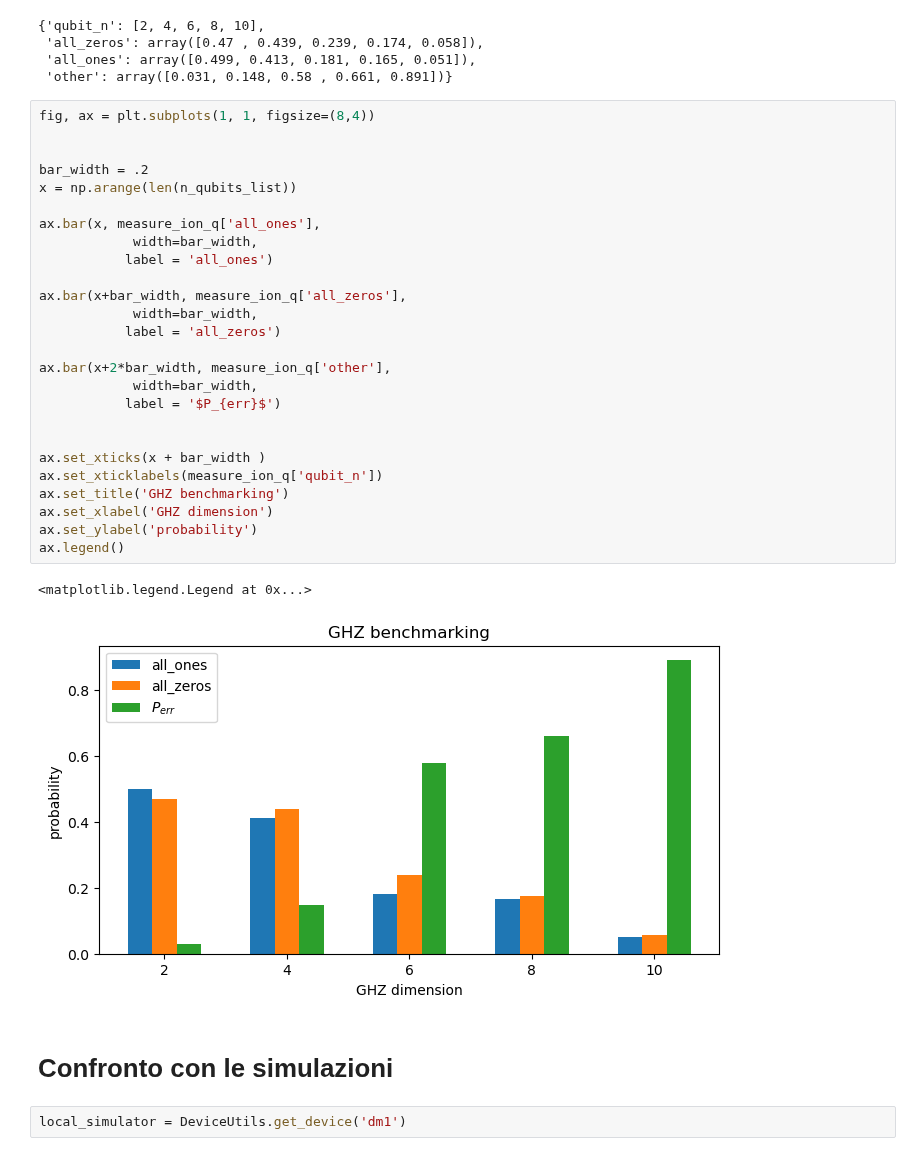
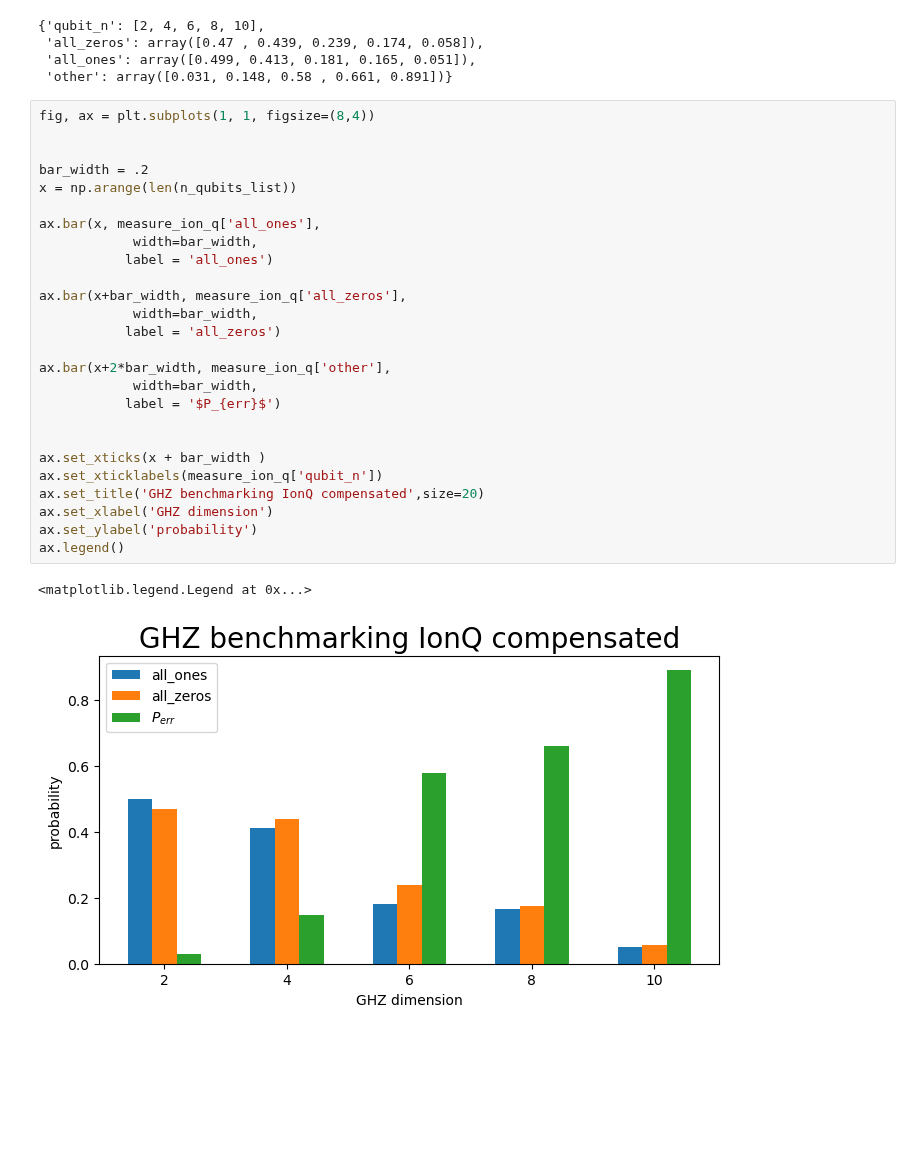
Before and after one commit to SwgAnno/QBench, a Jupyter notebook: RIGETTI VS IONQ/GHZ compensato.ipynb, the cells around one changed output. Cells and saved outputs as stored; diff of their text form; blank space fills up the shorter version.

```diff
--- a/RIGETTI VS IONQ/GHZ compensato.ipynb
+++ b/RIGETTI VS IONQ/GHZ compensato.ipynb
@@ -270,33 +271,29 @@ measure_ion_q
 # %%
 fig, ax = plt.subplots(1, 1, figsize=(8,4))
 
 
 bar_width = .2
 x = np.arange(len(n_qubits_list))
 
 ax.bar(x, measure_ion_q['all_ones'],
             width=bar_width,
            label = 'all_ones')
 
 ax.bar(x+bar_width, measure_ion_q['all_zeros'],
             width=bar_width,
            label = 'all_zeros')
 
 ax.bar(x+2*bar_width, measure_ion_q['other'],
             width=bar_width,
            label = '$P_{err}$')
 
 
 ax.set_xticks(x + bar_width )
 ax.set_xticklabels(measure_ion_q['qubit_n'])
-ax.set_title('GHZ benchmarking')
+ax.set_title('GHZ benchmarking IonQ compensated',size=20)
 ax.set_xlabel('GHZ dimension')
 ax.set_ylabel('probability')
 ax.legend()
 # %% [output]
 <matplotlib.legend.Legend at 0x...>
-[figure, old version]
+[figure, new version]
-# %% [markdown]
-# Confronto con le simulazioni
-# %%
-local_simulator = DeviceUtils.get_device('dm1')
```
Also changed, not shown: parts of 47 cells of this notebook, 8 other files.
